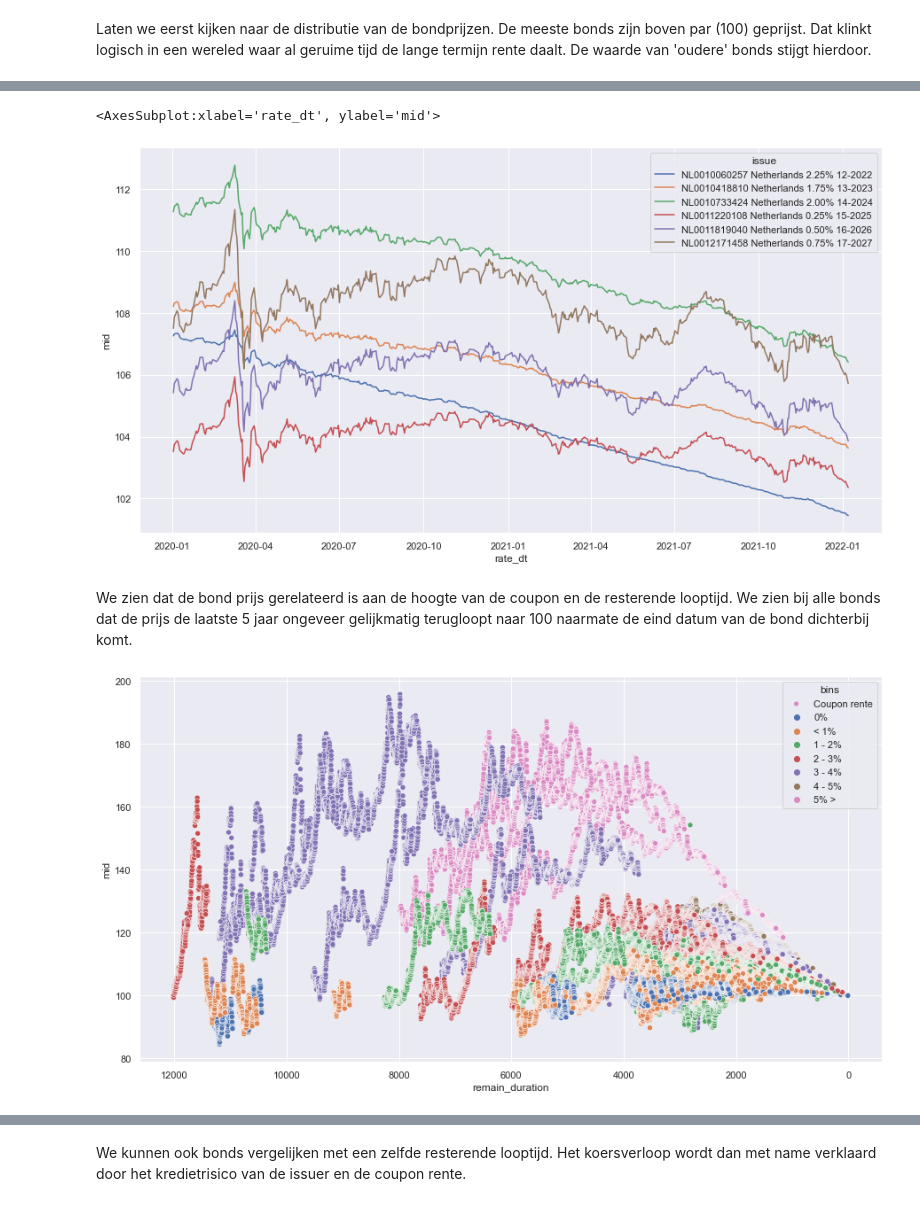
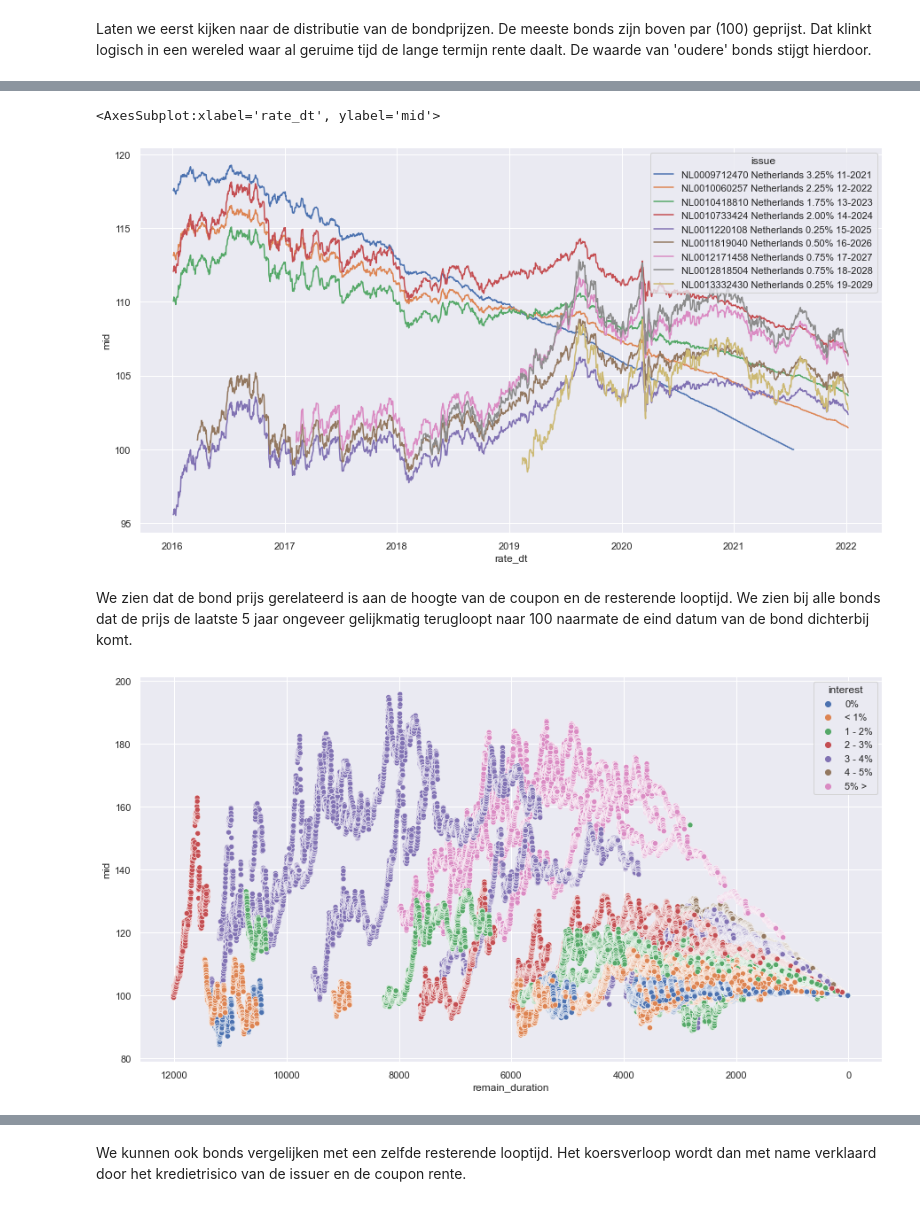
Before and after one commit to Merijn68/BondTrading, a Jupyter notebook: notebooks/03_data_exploratie.ipynb, the cells around one changed output, grey strips where cells are left out. Cells and saved outputs as stored; diff of their text form; code cells hidden in the pictures.

Commit message:
Clean up data processing

```diff
--- a/notebooks/03_data_exploratie.ipynb
+++ b/notebooks/03_data_exploratie.ipynb
@@ -70,30 +67,25 @@ df_bp['issue'] = df_bp['reference_identifier'] + ' ' +  df_bp['country'] + ' ' +
 # %%
-# isin = "NL0011220108" # 10 Years NL Bond, maturity 2025 0.25% coupon
-df_bp =df_bp.assign(interest = pd.cut(df_bp["coupon"], [-1,0.001,1,2,3,4,5,10],
-                        labels=['0%', '< 1%', '1 - 2%','2 - 3%', '3 - 4%','4 - 5%', '5% >']))
+# Select 10 year NL bonds, data from 2016
 
 df_bp_10y = df_bp.loc[( df_bp['bond_duration'] > 3650 ) & ( df_bp['bond_duration'] < 4000 )]
 df_bp_10y = df_bp_10y.sort_values( by = ['country','mature_dt'] )
 
 filter =    ( df_bp_10y['country'] == 'Netherlands' ) & \
             ( df_bp_10y['coupon'] > 0 ) & \
-            ( df_bp_10y['mature_dt'] > '1-jan-2022' ) & \
-            ( df_bp_10y['mature_dt'] < '1-jan-2028' ) & \
-            ( df_bp_10y['rate_dt'] > '1-jan-2020' )
+            ( df_bp_10y['rate_dt'] > '1-jan-2016' )
 df_nl_10y = df_bp_10y.loc[filter]
 
 visualize.lineplot(data = df_nl_10y, x = 'rate_dt', y = 'mid', hue = 'issue', figsize=(15,8))
 # %% [output]
 <AxesSubplot:xlabel='rate_dt', ylabel='mid'>
-[figure, old version]
+[figure, new version]
 # %% [markdown]
 We zien dat de bond prijs gerelateerd is aan de hoogte van de coupon en de resterende looptijd.
 We zien bij alle bonds dat de prijs de laatste 5 jaar ongeveer gelijkmatig terugloopt naar 100 naarmate de eind datum van de bond dichterbij komt.
 # %%
-df_bp =df_bp.assign(bins = pd.cut(df_bp["coupon"], [-1,0.001,1,2,3,4,5,10],
+df_bp =df_bp.assign(interest = pd.cut(df_bp["coupon"], [-1,0.001,1,2,3,4,5,10],
                         labels=['0%', '< 1%', '1 - 2%','2 - 3%', '3 - 4%','4 - 5%', '5% >']))
-
-ax = visualize.scatterplot(data = df_bp, x = 'remain_duration', y = 'mid', hue = 'bins', label = 'Coupon rente', figsize=(15,8))
+ax = visualize.scatterplot(data = df_bp, x = 'remain_duration', y = 'mid', hue = 'interest', figsize=(15,8))
 ax.invert_xaxis()
 # %% [output]
-[figure, old version]
+[figure, new version]
```
Also changed, not shown: parts of 14 cells of this notebook, 23 other files.
